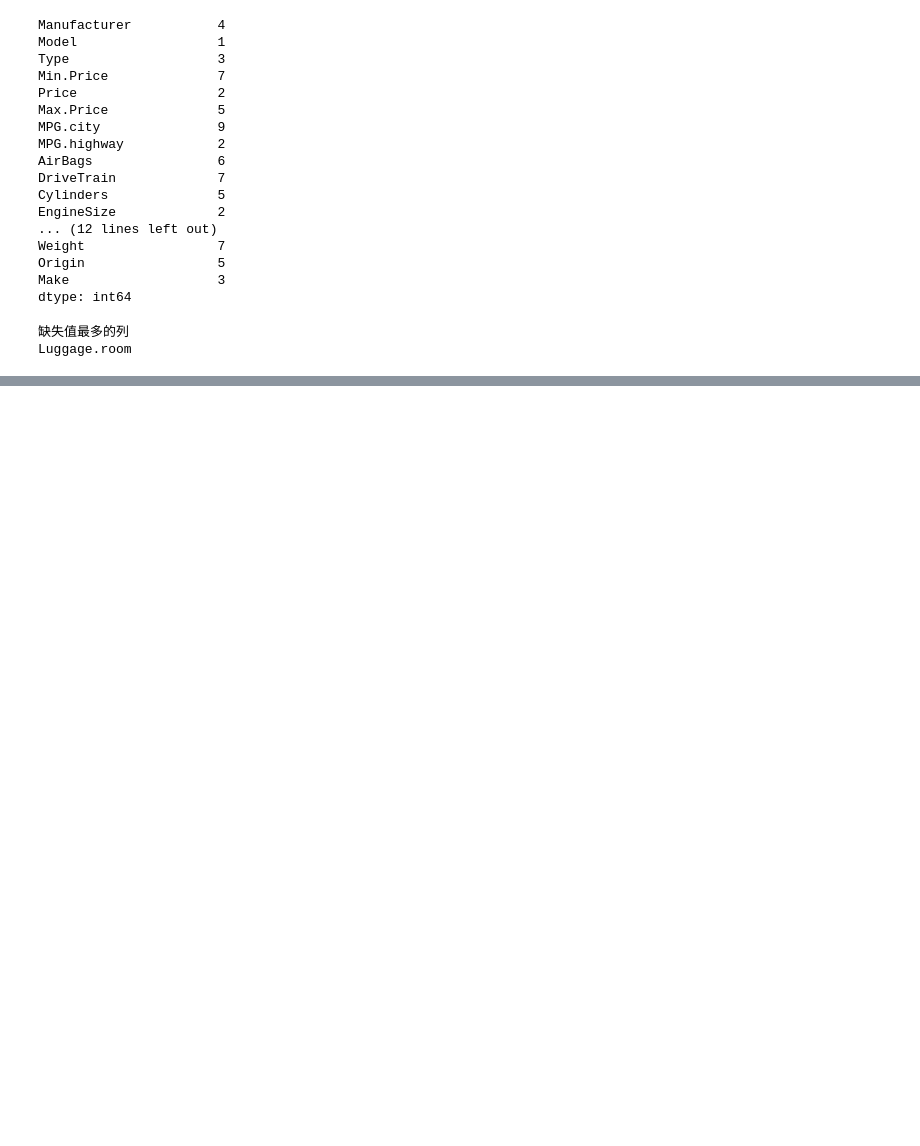
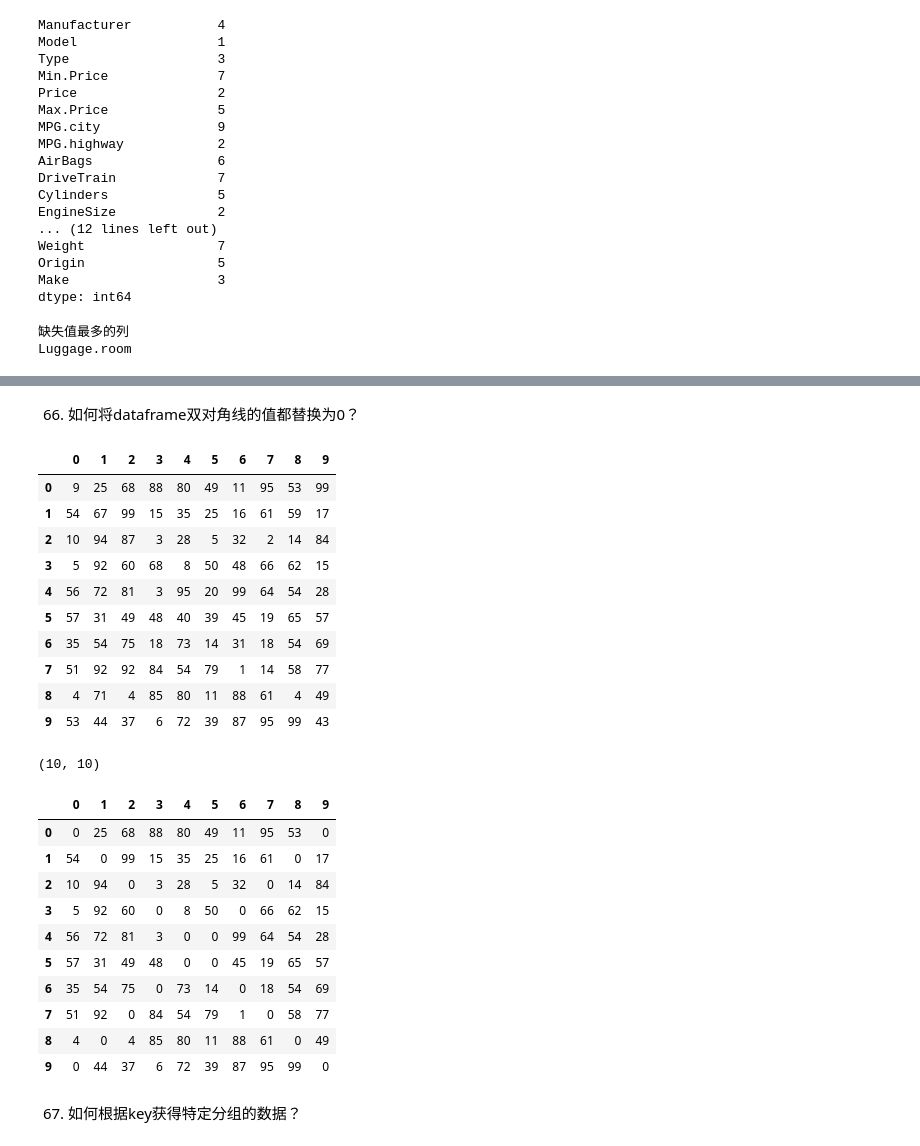
Before and after one commit to heblade/pythontraining, a Jupyter notebook: 21.1 Data Mining Package_Pandas_Samples.ipynb, the cells around one changed output, grey strips where cells are left out. Saved outputs shown, nothing was run; the diff lists cells and outputs as text; code cells hidden in the pictures; blank space fills up the shorter version.

```diff
--- a/21.1 Data Mining Package_Pandas_Samples.ipynb
+++ b/21.1 Data Mining Package_Pandas_Samples.ipynb
@@ -1240,0 +1885,24 @@ Luggage.room
+# %%
+np.random.seed(100)
+df = pd.DataFrame(np.random.randint(1,100, 40).reshape(10, -1), columns=list('pqrs'), index=list('abcdefghij'))
+display(df)
+# init outputs
+nearest_rows = []
+nearest_distance = []
+
+# iterate rows.
+for i, row in df.iterrows():
+    curr = row
+    rest = df.drop(i)
+    e_dists = {}  # init dict to store euclidean dists for current row.
+    # iterate rest of rows for current row
+    for j, contestant in rest.iterrows():
+        # compute euclidean dist and update e_dists
+        e_dists.update({j: round(np.linalg.norm(curr.values - contestant.values))})
+    # update nearest row to current row and the distance value
+    nearest_rows.append(max(e_dists, key=e_dists.get))
+    nearest_distance.append(max(e_dists.values()))
+
+df['nearest_row'] = nearest_rows
+df['dist'] = nearest_distance
+display(df)
@@ -1240,0 +2119,39 @@ Luggage.room
+# %% [markdown]
+66. 如何将dataframe双对角线的值都替换为0？
+# %%
+# Input
+np.random.seed(100)
+df = pd.DataFrame(np.random.randint(1,100, 100).reshape(10, -1))
+display(df)
+print(df.shape)
+# Solution
+for i in range(df.shape[0]):
+    df.iat[i, i] = 0
+    df.iat[df.shape[0]-i-1, i] = 0
+display(df)
+# %% [output]
+|  | 0 | 1 | 2 | 3 | 4 | 5 | 6 | 7 | 8 | 9 |
+| 0 | 9 | 25 | 68 | 88 | 80 | 49 | 11 | 95 | 53 | 99 |
+| 1 | 54 | 67 | 99 | 15 | 35 | 25 | 16 | 61 | 59 | 17 |
+| 2 | 10 | 94 | 87 | 3 | 28 | 5 | 32 | 2 | 14 | 84 |
+| 3 | 5 | 92 | 60 | 68 | 8 | 50 | 48 | 66 | 62 | 15 |
+| 4 | 56 | 72 | 81 | 3 | 95 | 20 | 99 | 64 | 54 | 28 |
+| 5 | 57 | 31 | 49 | 48 | 40 | 39 | 45 | 19 | 65 | 57 |
+| 6 | 35 | 54 | 75 | 18 | 73 | 14 | 31 | 18 | 54 | 69 |
+| 7 | 51 | 92 | 92 | 84 | 54 | 79 | 1 | 14 | 58 | 77 |
+| 8 | 4 | 71 | 4 | 85 | 80 | 11 | 88 | 61 | 4 | 49 |
+| 9 | 53 | 44 | 37 | 6 | 72 | 39 | 87 | 95 | 99 | 43 |
+(10, 10)
+|  | 0 | 1 | 2 | 3 | 4 | 5 | 6 | 7 | 8 | 9 |
+| 0 | 0 | 25 | 68 | 88 | 80 | 49 | 11 | 95 | 53 | 0 |
+| 1 | 54 | 0 | 99 | 15 | 35 | 25 | 16 | 61 | 0 | 17 |
+| 2 | 10 | 94 | 0 | 3 | 28 | 5 | 32 | 0 | 14 | 84 |
+| 3 | 5 | 92 | 60 | 0 | 8 | 50 | 0 | 66 | 62 | 15 |
+| 4 | 56 | 72 | 81 | 3 | 0 | 0 | 99 | 64 | 54 | 28 |
+| 5 | 57 | 31 | 49 | 48 | 0 | 0 | 45 | 19 | 65 | 57 |
+| 6 | 35 | 54 | 75 | 0 | 73 | 14 | 0 | 18 | 54 | 69 |
+| 7 | 51 | 92 | 0 | 84 | 54 | 79 | 1 | 0 | 58 | 77 |
+| 8 | 4 | 0 | 4 | 85 | 80 | 11 | 88 | 61 | 0 | 49 |
+| 9 | 0 | 44 | 37 | 6 | 72 | 39 | 87 | 95 | 99 | 0 |
+# %% [markdown]
+67. 如何根据key获得特定分组的数据？
```
Also changed, not shown: parts of 69 cells of this notebook, 2 other files.
